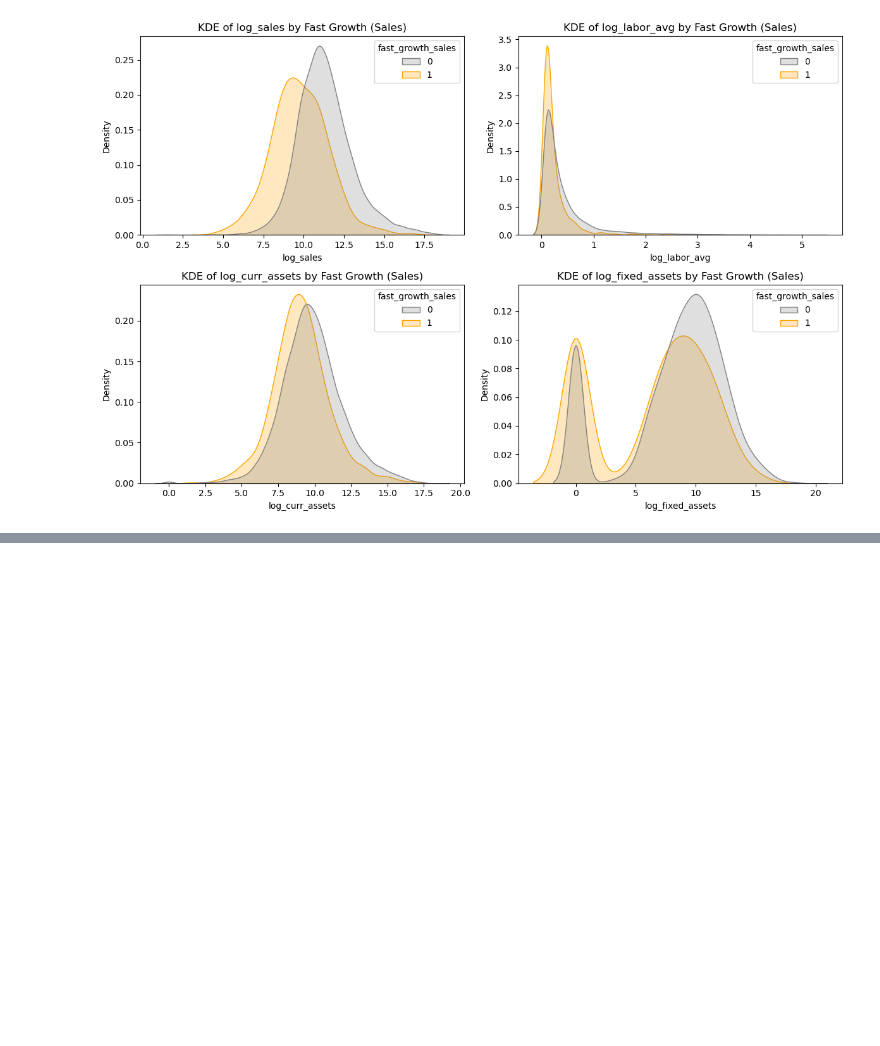
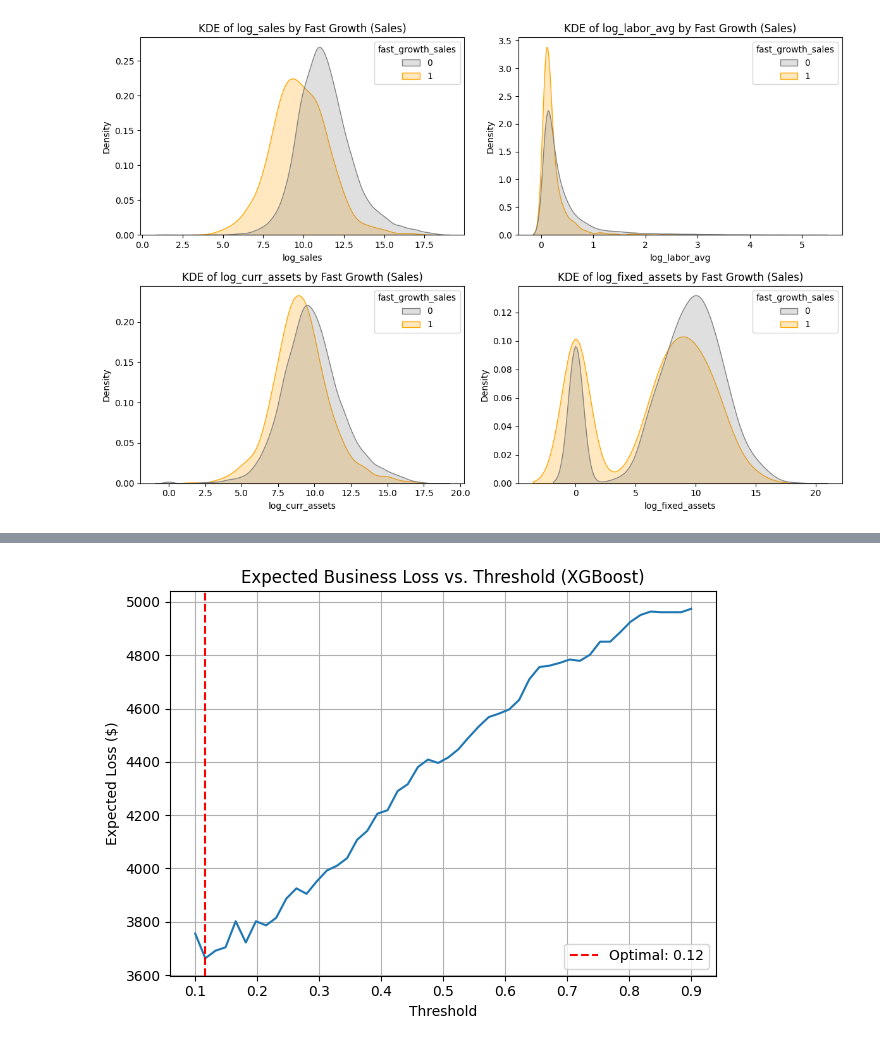
Before and after one commit to shirind76/Data_Analysis_3, a Jupyter notebook: A3/A3.ipynb, the cells around one changed output, grey strips where cells are left out. Drawn from its saved outputs; the diff is of its cells as text; code cells hidden in the pictures; blank space fills up the shorter version.

```diff
--- a/A3/A3.ipynb
+++ b/A3/A3.ipynb
@@ -723,0 +790,16 @@ plt.show()
+# %%
+from xgboost import XGBClassifier
+
+xgb_pipeline = Pipeline([
+    ("preprocessor", preprocessor),
+    ("classifier", XGBClassifier(n_estimators=100, use_label_encoder=False, eval_metric='logloss', random_state=42))
+])
+
+xgb_pipeline.fit(X_train, y_train)
+y_pred_xgb = xgb_pipeline.predict(X_test)
+y_prob_xgb = xgb_pipeline.predict_proba(X_test)[:, 1]
+
+print("XGBoost Results")
+print(f"AUC: {roc_auc_score(y_test, y_prob_xgb):.3f}")
+print(f"Brier Score: {brier_score_loss(y_test, y_prob_xgb):.3f}")
+print(classification_report(y_test, y_pred_xgb))
@@ -723,0 +818,22 @@ plt.show()
+# %%
+# Optimal Threshold Based on Expected Business Loss:
+thresholds = np.linspace(0.1, 0.9, 50)
+expected_losses = [
+    (np.mean((y_prob_xgb >= t) & (y_test == 0)) * 10000 +
+     np.mean((y_prob_xgb < t) & (y_test == 1)) * 50000)
+    for t in thresholds
+]
+
+optimal_threshold = thresholds[np.argmin(expected_losses)]
+
+plt.plot(thresholds, expected_losses)
+plt.axvline(optimal_threshold, color="red", linestyle="--", label=f"Optimal: {optimal_threshold:.2f}")
+plt.title("Expected Business Loss vs. Threshold (XGBoost)")
+plt.xlabel("Threshold")
+plt.ylabel("Expected Loss ($)")
+plt.legend()
+plt.grid(True)
+plt.tight_layout()
+plt.show()
+# %% [output]
+[figure, added]
```
Also changed, not shown: parts of 26 cells of this notebook.
